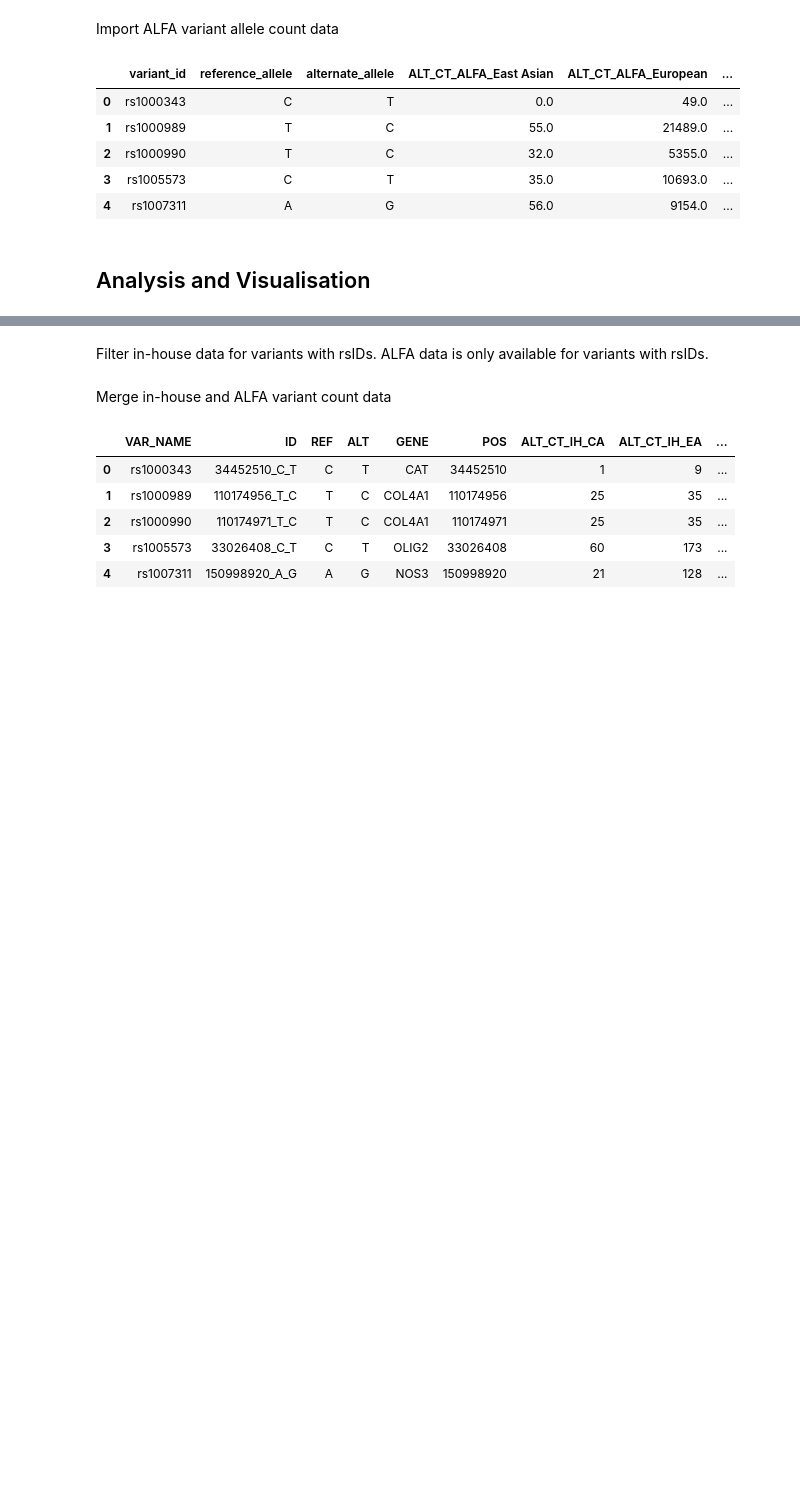
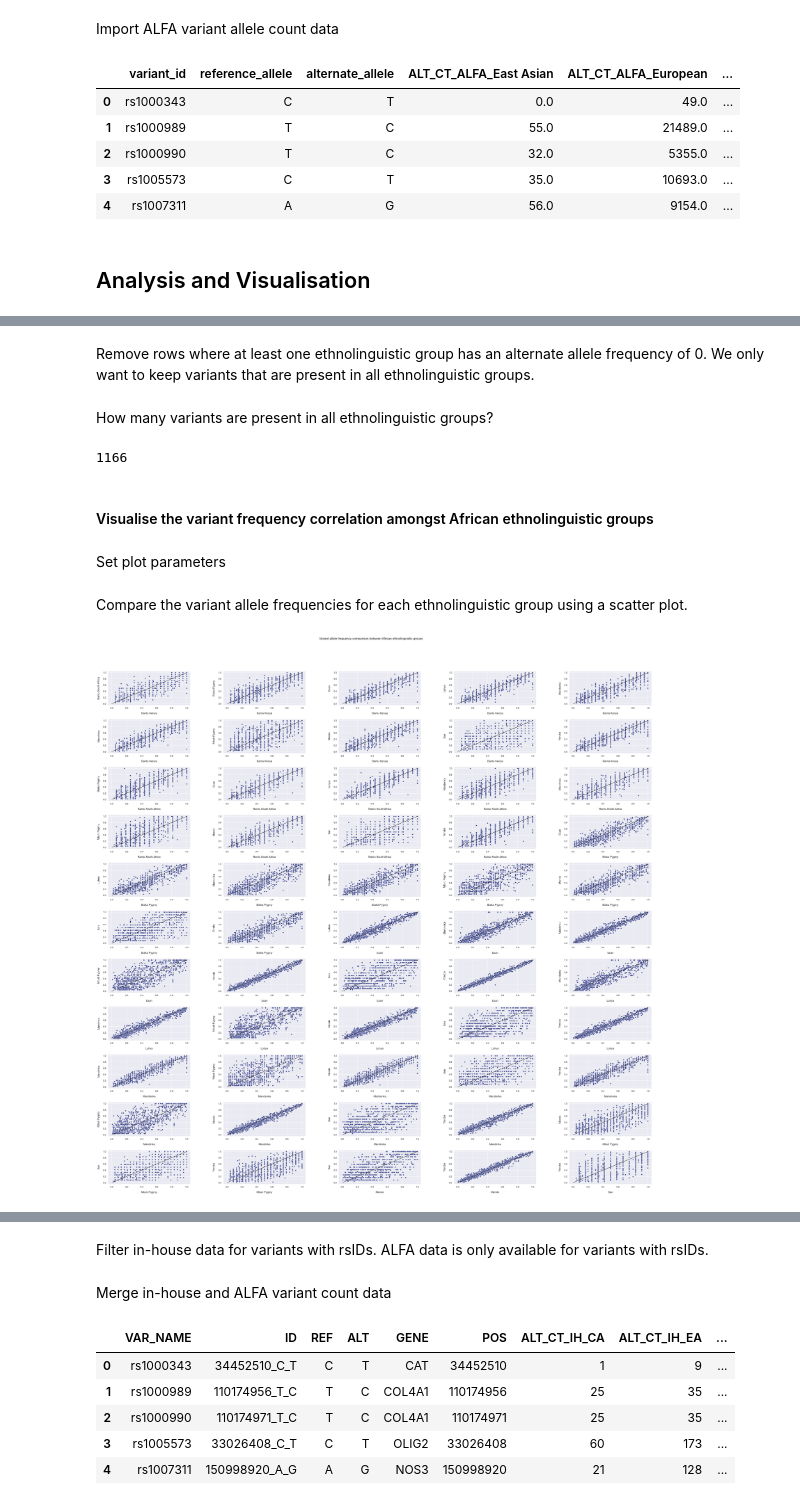
Before and after one commit to MeganHolborn/Genetic_data_analysis, a Jupyter notebook: Notebooks/Analysis_and_Visualisation/5-Variant_frequency_comparisons.ipynb, the cells around one changed output, grey strips where cells are left out. Drawn from its saved outputs; the diff is of its cells as text; code cells hidden in the pictures; blank space fills up the shorter version.

```diff
--- a/Notebooks/Analysis_and_Visualisation/5-Variant_frequency_comparisons.ipynb
+++ b/Notebooks/Analysis_and_Visualisation/5-Variant_frequency_comparisons.ipynb
@@ -90,0 +116,3 @@ alfa_data.head(5)
+# %%
+ih_data_subpop_pivot = ih_data_subpop.pivot_table(index=['ID'], columns=['SUB_POP'], values='IH_AF')
+ih_data_subpop_pivot.head(5)
@@ -90,0 +127,2 @@ alfa_data.head(5)
+# %% [markdown]
+Remove rows where at least one ethnolinguistic group has an alternate allele frequency of 0. We only want to keep variants that are present in all ethnolinguistic groups.
@@ -90,0 +143,66 @@ alfa_data.head(5)
+# %% [markdown]
+How many variants are present in all ethnolinguistic groups?
+# %%
+ih_data_subpop_pivot_frequencies.reset_index().ID.nunique()
+# %% [output]
+1166
+# %% [markdown]
+#### Visualise the variant frequency correlation amongst African ethnolinguistic groups
+# %% [markdown]
+Set plot parameters
+# %%
+sns.set(rc={"figure.figsize": (50, 40)})  # set plot size
+
+plt.rc("font", size=constants.MEDIUM_FONT)  # controls default text sizes
+plt.rc("axes", titlesize=constants.MEDIUM_FONT)  # fontsize of the axes title
+plt.rc("axes", labelsize=constants.BIGGER_FONT)  # fontsize of the x and y labels
+plt.rc("xtick", labelsize=constants.MEDIUM_FONT)  # fontsize of the tick labels
+plt.rc("ytick", labelsize=constants.MEDIUM_FONT)  # fontsize of the tick labels
+plt.rc("figure", titlesize=constants.BIGGER_FONT)  # fontsize of the figure title
+# %% [markdown]
+Compare the variant allele frequencies for each ethnolinguistic group using a scatter plot.
+# %%
+populations = ["Bantu Kenya", "Bantu South Africa", "Biaka Pygmy", "Esan", "Luhya", "Mandenka", "Mandinka", "Mbuti Pygmy", "Mende", "San", "Yoruba"]
+comparison_populations = list(itertools.combinations(populations,2))
+
+# Create figure with subplots
+
+fig, axes = plt.subplots(11, 5)
+
+# Adjust subplot parameters
+
+plt.subplots_adjust(
+    left=0.125, bottom=0.005, right=0.9, top=0.92, wspace=0.4, hspace=0.4
+)
+
+# Set title for figure
+plt.suptitle(
+    "Variant allele frequency comparison between African ethnolinguistic groups",
+    size=constants.LARGEST_FONT,
+)
+
+for ax, pair in zip(axes.ravel(), comparison_populations):
+    # Create a scatter plot with an identity line comparing the non-imputed in-house data to that of the alfa. Annotate the plot with the concordance correlation coefficients of the data
+    sns.scatterplot(
+        data=ih_data_subpop_pivot_frequencies,
+        x=ih_data_subpop_pivot_frequencies[pair[0]],
+        y=ih_data_subpop_pivot_frequencies[pair[1]],
+        color="#40498E",
+        ax=ax,
+    )
+    ax.plot([0, 1], [0, 1], color="#202020")
+
+    # Set x and y labels for each subplot
+
+    ax.set_xlabel(xlabel=pair[0].replace("_", " "), labelpad=15)
+    ax.set_ylabel(ylabel=pair[1].replace("_", " "), labelpad=15)
+
+plt.savefig(
+    "..\Results\Figures\Variant_frequency_comparisons_IH_vs_ALFA.png",
+    dpi=1200,
+    bbox_inches="tight",
+)
+
+plt.show()
+# %% [output]
+[figure, added]
```
Also changed, not shown: parts of 20 cells of this notebook, 5 other files.
